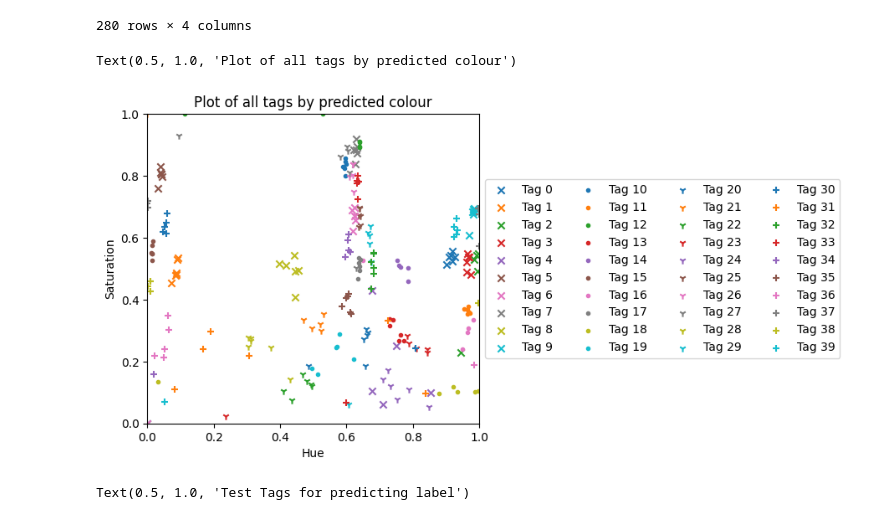
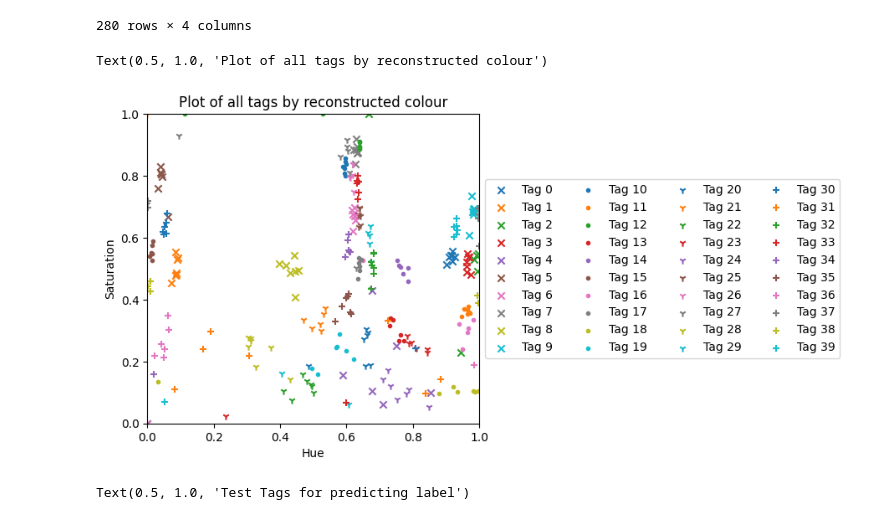
Before and after one commit to acb21kb/bumblebee-tags, a Jupyter notebook: process_optimise_classify.ipynb, the cells around one changed output. Cells and saved outputs as stored; diff of their text form; code cells hidden in the pictures.

Commit message:
Updates to get graphs

```diff
--- a/process_optimise_classify.ipynb
+++ b/process_optimise_classify.ipynb
@@ -453,31 +454,31 @@ for l in range(40):
 # %%
 ax = plt.axes()
 
-for label in range(by_tag.shape[0]):
+for label in range(all_by_tag.shape[0]):
     # Split into different markers based on label for better plotting
     if label < 10:
         marker = 'x'
     elif label < 20:
         marker = '.'
     elif label < 30:
         marker = '1'
     else:
         marker = '+'
 
     # Process RGB values into HLS values (easier to plot for all tags than RGB triangle)
-    tagHS = np.array([[h, s] for (h, _, s) in [colorsys.rgb_to_hls(c[0], c[1], c[2]) for c in by_tag[label]]])
+    tagHS = np.array([[h, s] for (h, _, s) in [colorsys.rgb_to_hls(c[0], c[1], c[2]) for c in all_by_tag[label]]])
     plt.scatter(tagHS[:, 0], tagHS[:, 1], marker=marker, label=f'Tag {label}')
 
 ax.set(xlim=(0, 1.0), ylim=(0, 1.0))
 box = ax.get_position()
 ax.set_position([box.x0, box.y0, box.width * 0.8, box.height])
 ax.legend(ncols=4, loc='center left', bbox_to_anchor=(1, 0.5))
 plt.xlabel('Hue')
 plt.ylabel('Saturation')
-plt.title(label='Plot of all tags by predicted colour')
+plt.title(label='Plot of all tags by reconstructed colour')
 # %% [output]
-Text(0.5, 1.0, 'Plot of all tags by predicted colour')
+Text(0.5, 1.0, 'Plot of all tags by reconstructed colour')
-[figure, old version]
+[figure, new version]
 # %%
 ax = plt.axes()
 
```
Also changed, not shown: parts of 27 cells of this notebook, 1 other file.
